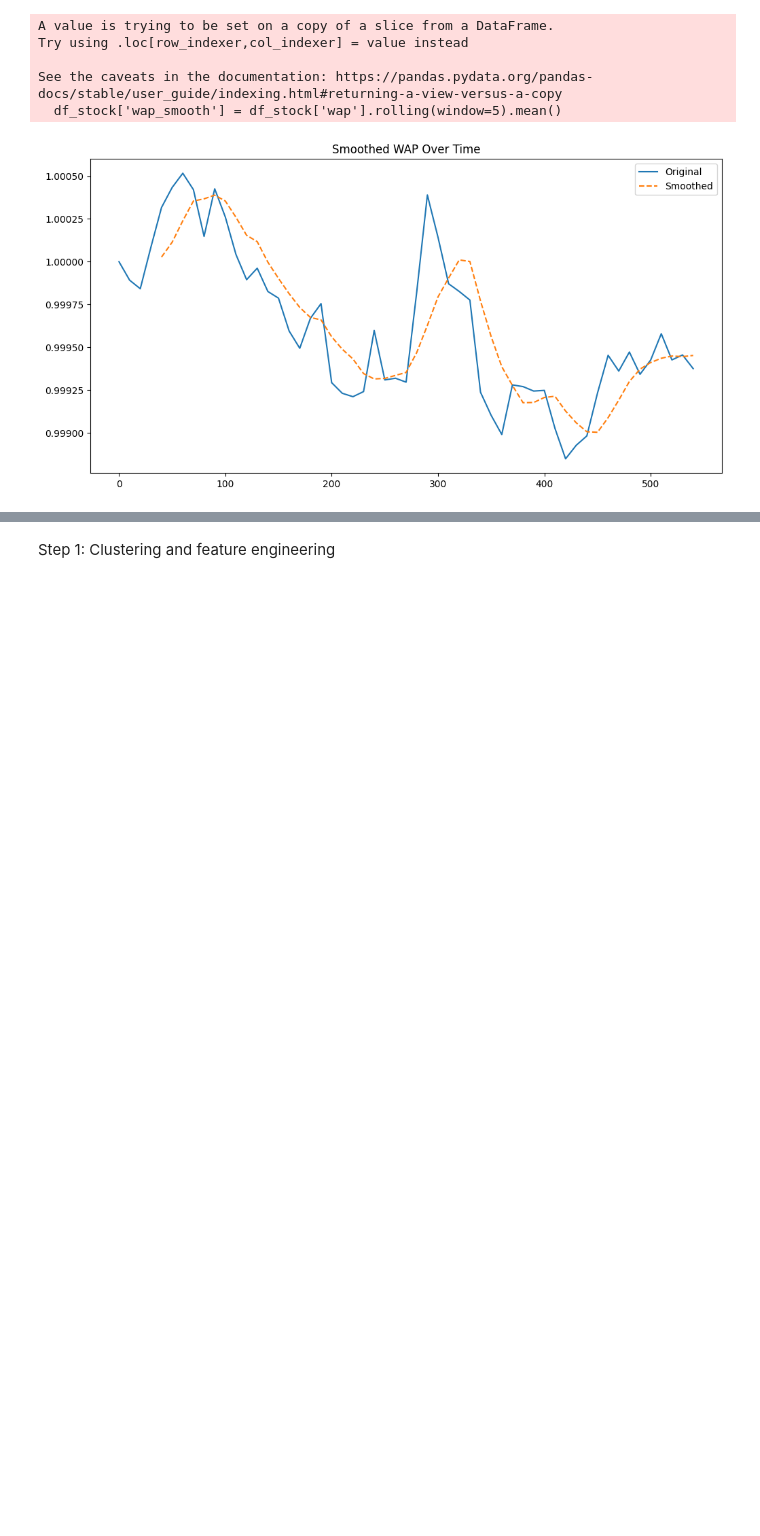
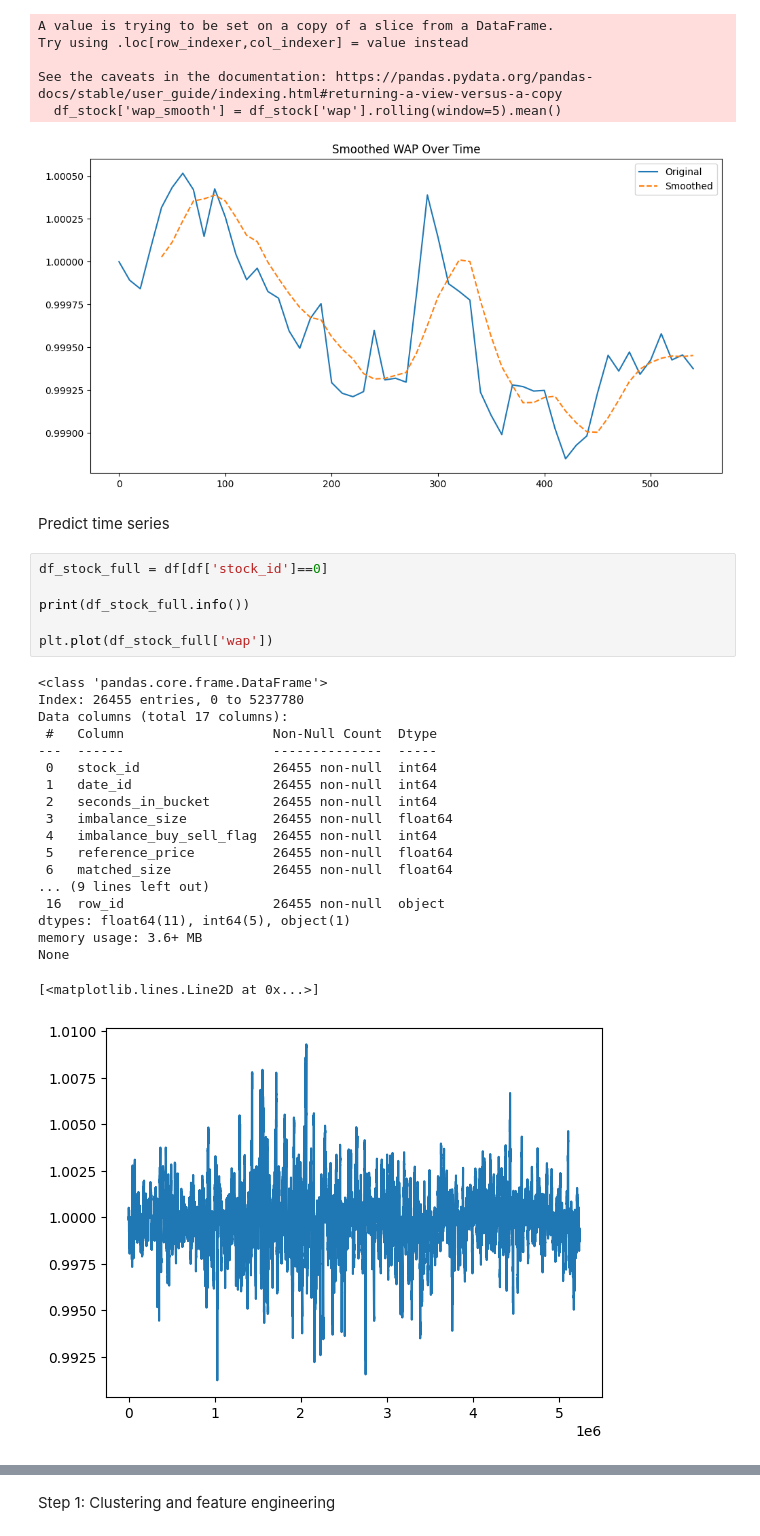
Before and after one commit to DavideZFC/DataScience, a Jupyter notebook: ex_7.ipynb, the cells around one changed output, grey strips where cells are left out. Saved outputs shown, nothing was run; the diff lists cells and outputs as text; blank space fills up the shorter version.

```diff
--- a/ex_7.ipynb
+++ b/ex_7.ipynb
@@ -124,3 +124,31 @@ Try using .loc[row_indexer,col_indexer] = value instead
 See the caveats in the documentation: https://pandas.pydata.org/pandas-docs/stable/user_guide/indexing.html#returning-a-view-versus-a-copy
   df_stock['wap_smooth'] = df_stock['wap'].rolling(window=5).mean()
 [figure]
+# %% [markdown]
+Predict time series
+# %%
+df_stock_full = df[df['stock_id']==0]
+
+print(df_stock_full.info())
+
+plt.plot(df_stock_full['wap'])
+# %% [output]
+<class 'pandas.core.frame.DataFrame'>
+Index: 26455 entries, 0 to 5237780
+Data columns (total 17 columns):
+ #   Column                   Non-Null Count  Dtype
+---  ------                   --------------  -----
+ 0   stock_id                 26455 non-null  int64
+ 1   date_id                  26455 non-null  int64
+ 2   seconds_in_bucket        26455 non-null  int64
+ 3   imbalance_size           26455 non-null  float64
+ 4   imbalance_buy_sell_flag  26455 non-null  int64
+ 5   reference_price          26455 non-null  float64
+ 6   matched_size             26455 non-null  float64
+... (9 lines left out)
+ 16  row_id                   26455 non-null  object
+dtypes: float64(11), int64(5), object(1)
+memory usage: 3.6+ MB
+None
+[<matplotlib.lines.Line2D at 0x...>]
+[figure, added]
```
Also changed, not shown: parts of 6 cells of this notebook.
